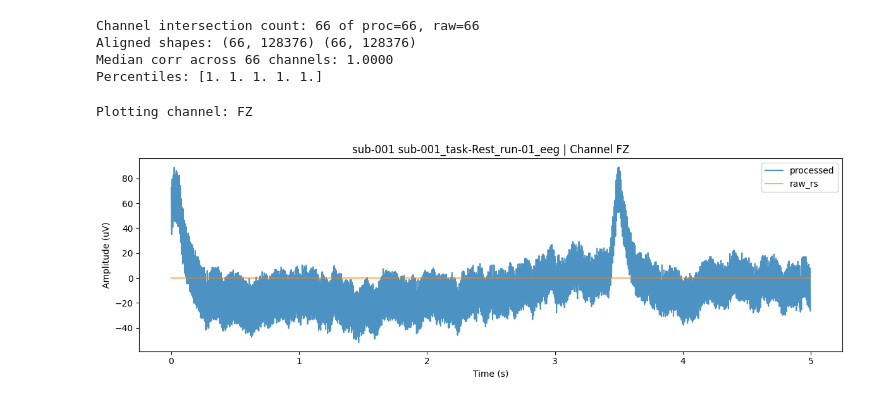
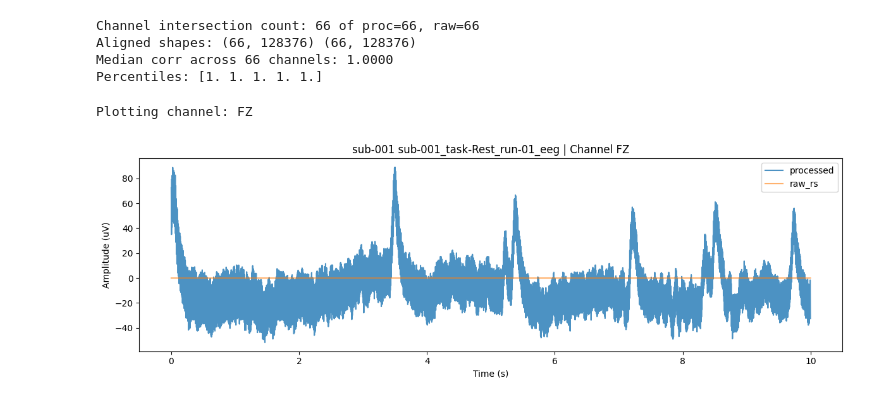
Before and after one commit to AbinZorto/eeg-mlflow, a Jupyter notebook: eeg_analysis/notebooks/mambaexploration/datapeak2.ipynb, the cells around one changed output. Drawn from its saved outputs; the diff is of its cells as text; code cells hidden in the pictures.

```diff
--- a/eeg_analysis/notebooks/mambaexploration/datapeak2.ipynb
+++ b/eeg_analysis/notebooks/mambaexploration/datapeak2.ipynb
@@ -230,25 +230,25 @@ Percentiles: [1. 1. 1. 1. 1.]
 # %%
 # Plot overlay for a chosen channel
 channel_to_plot = intersect[9] if intersect else (proc_chs[0] if proc_chs else None)
 print("Plotting channel:", channel_to_plot)
 assert channel_to_plot is not None
 
 i = intersect.index(channel_to_plot) if channel_to_plot in intersect else 0
 s = 0
-win_sec = 5
+win_sec = 10
 win = int(win_sec * TARGET_SFREQ)
 sl = slice(s, min(s + win, min_len))
 
 t = np.arange(sl.stop - sl.start) / TARGET_SFREQ
 plt.figure(figsize=(12, 4))
 plt.plot(t, proc_aligned[i, sl], label="processed", alpha=0.8)
 plt.plot(t, raw_aligned[i, sl], label="raw_rs", alpha=0.6)
 plt.xlabel("Time (s)")
 plt.ylabel(f"Amplitude ({proc_units})")
 plt.title(f"{SUBJECT_ID} {RUN_STEM} | Channel {channel_to_plot}")
 plt.legend()
 plt.tight_layout()
 plt.show()
 # %% [output]
 Plotting channel: FZ
-[figure, old version]
+[figure, new version]
```
Also changed, not shown: parts of 2 cells of this notebook, 6 other files.
